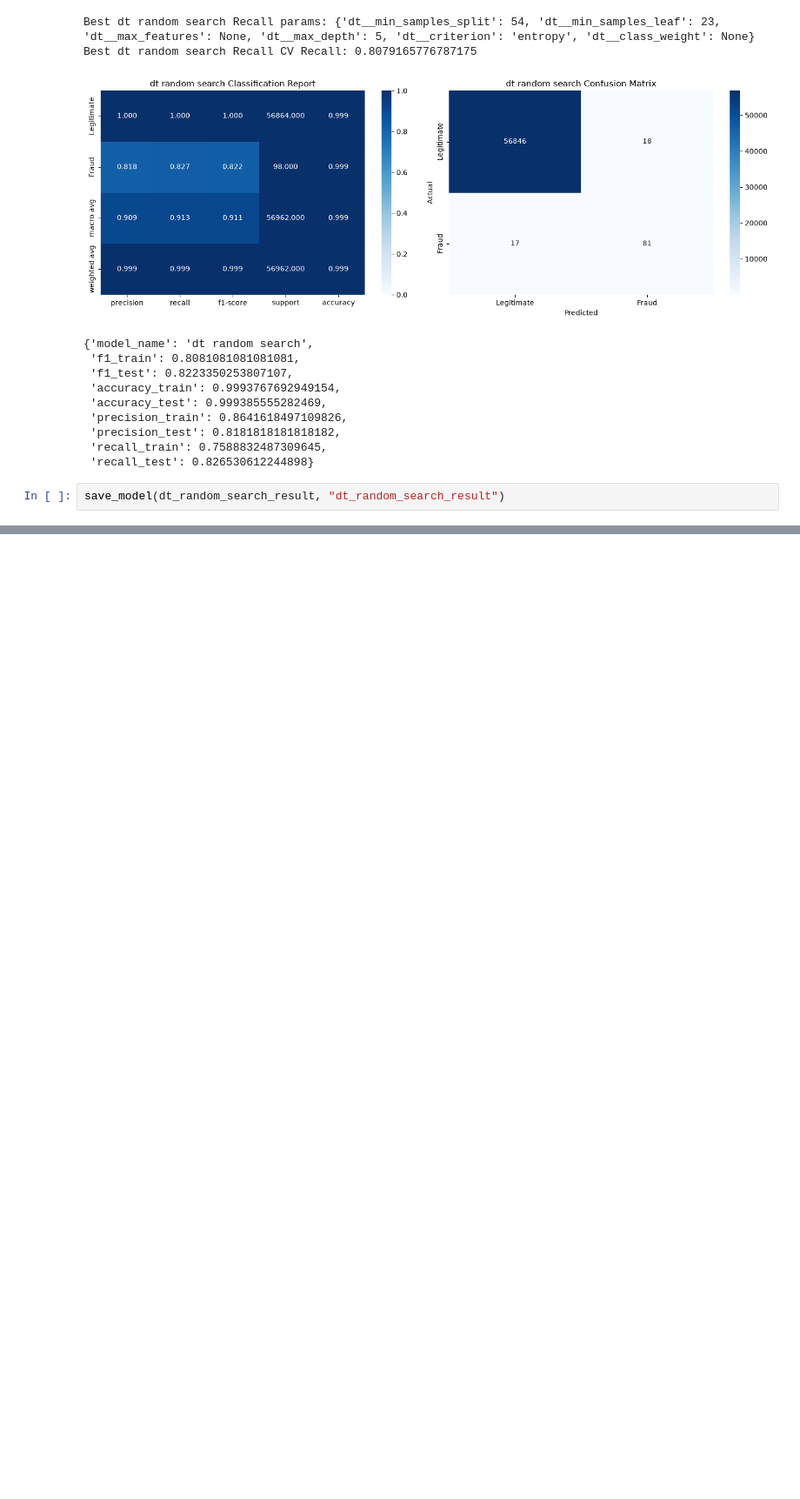
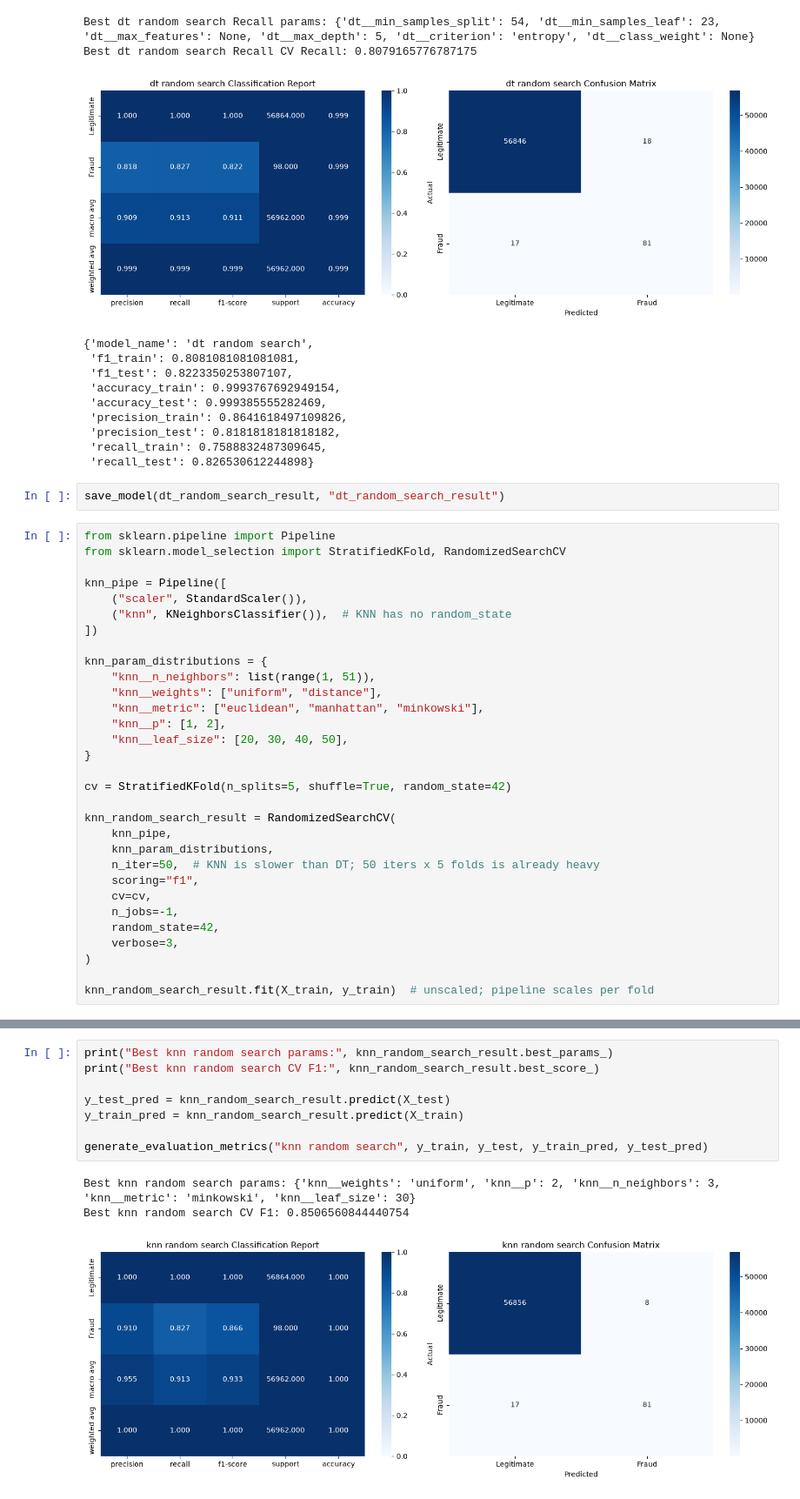
Before and after one commit to atozmax/ai-mini-project01, a Jupyter notebook: notebooks/experiment01.ipynb, the cells around one changed output, grey strips where cells are left out. Shown at 87% size. Saved outputs shown, nothing was run; the diff lists cells and outputs as text; blank space fills up the shorter version.

Commit message:
train knn model

```diff
--- a/notebooks/experiment01.ipynb
+++ b/notebooks/experiment01.ipynb
@@ -363,3 +363,34 @@ Best dt random search Recall CV Recall: 0.8079165776787175
  'recall_test': 0.826530612244898}
 # %%
 save_model(dt_random_search_result, "dt_random_search_result")
+# %%
+from sklearn.pipeline import Pipeline
+from sklearn.model_selection import StratifiedKFold, RandomizedSearchCV
+
+knn_pipe = Pipeline([
+    ("scaler", StandardScaler()),
+    ("knn", KNeighborsClassifier()),  # KNN has no random_state
+])
+
+knn_param_distributions = {
+    "knn__n_neighbors": list(range(1, 51)),
+    "knn__weights": ["uniform", "distance"],
+    "knn__metric": ["euclidean", "manhattan", "minkowski"],
+    "knn__p": [1, 2],
+    "knn__leaf_size": [20, 30, 40, 50],
+}
+
+cv = StratifiedKFold(n_splits=5, shuffle=True, random_state=42)
+
+knn_random_search_result = RandomizedSearchCV(
+    knn_pipe,
+    knn_param_distributions,
+    n_iter=50,  # KNN is slower than DT; 50 iters x 5 folds is already heavy
+    scoring="f1",
+    cv=cv,
+    n_jobs=-1,
+    random_state=42,
+    verbose=3,
+)
+
+knn_random_search_result.fit(X_train, y_train)  # unscaled; pipeline scales per fold
@@ -365,0 +450,12 @@ save_model(dt_random_search_result, "dt_random_search_result")
+# %%
+print("Best knn random search params:", knn_random_search_result.best_params_)
+print("Best knn random search CV F1:", knn_random_search_result.best_score_)
+
+y_test_pred = knn_random_search_result.predict(X_test)
+y_train_pred = knn_random_search_result.predict(X_train)
+
+generate_evaluation_metrics("knn random search", y_train, y_test, y_train_pred, y_test_pred)
+# %% [output]
+Best knn random search params: {'knn__weights': 'uniform', 'knn__p': 2, 'knn__n_neighbors': 3, 'knn__metric': 'minkowski', 'knn__leaf_size': 30}
+Best knn random search CV F1: 0.8506560844440754
+[figure, added]
```
Also changed, not shown: parts of 6 cells of this notebook.
